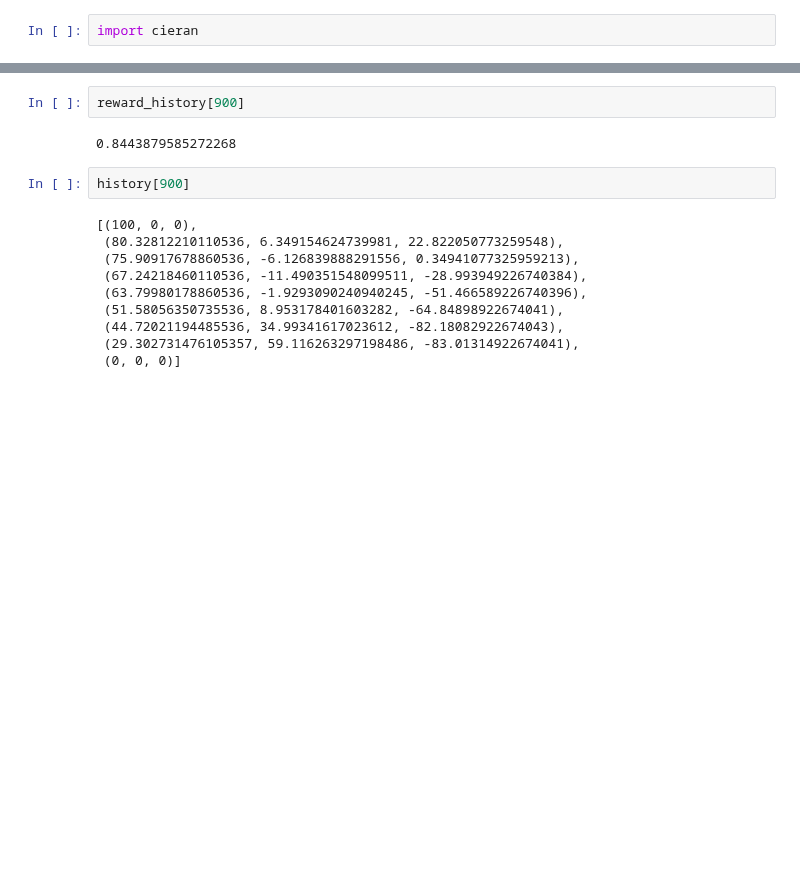
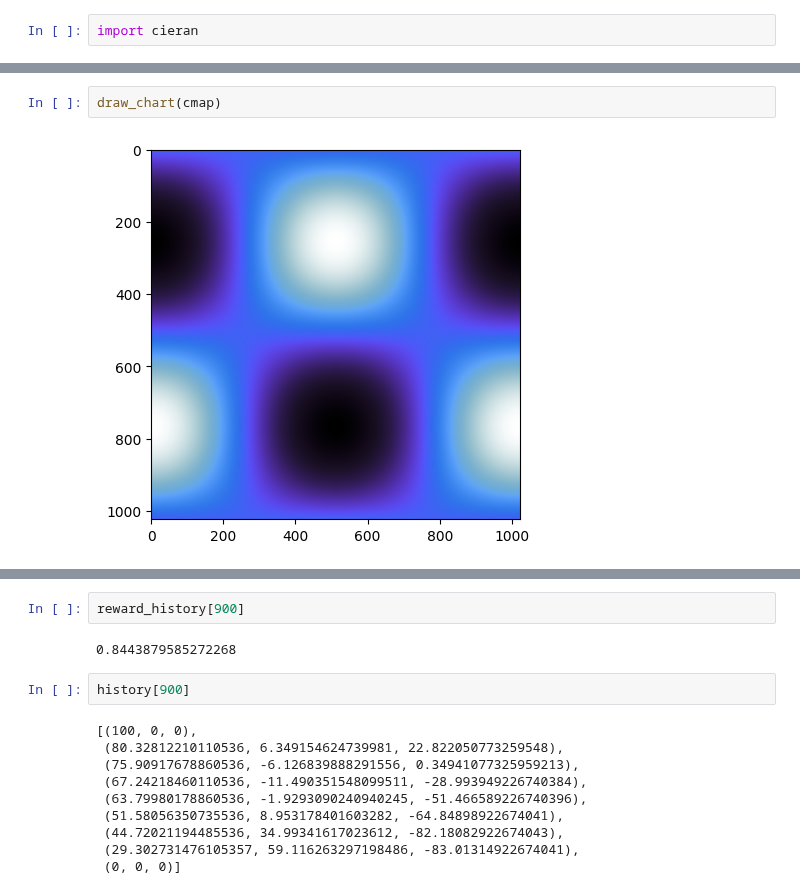
Before and after one commit to matthhong/cieran, a Jupyter notebook: test.ipynb, the cells around one changed output, grey strips where cells are left out. Saved outputs shown, nothing was run; the diff lists cells and outputs as text; blank space fills up the shorter version.

```diff
--- a/test.ipynb
+++ b/test.ipynb
@@ -25,0 +59,4 @@ Learning...
+# %%
+draw_chart(cmap)
+# %% [output]
+[figure, added]
```
Also changed, not shown: parts of 13 cells of this notebook, 6 other files.
